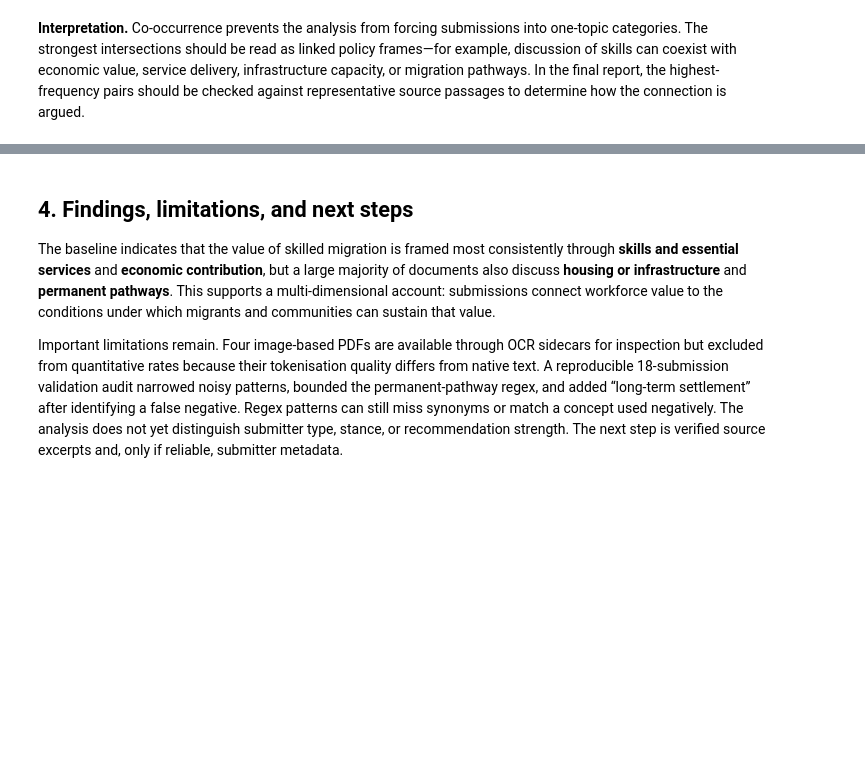
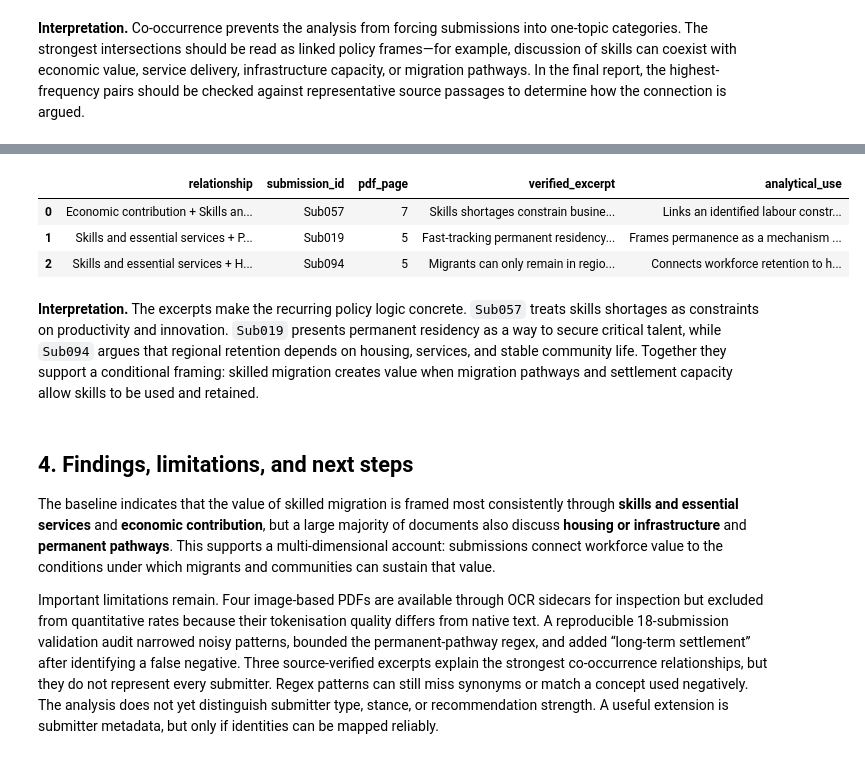
Before and after one commit to tuannm3812/uts-mdsi, a Jupyter notebook: llm-wiki/02-subjects/36118-applied-natural-language-processing/assignments/current-2026/at1/notebooks/1_skilled_migration_text_analysis.ipynb, the cells around one changed output, grey strips where cells are left out. Cells and saved outputs as stored; diff of their text form; code cells hidden in the pictures; blank space fills up the shorter version.

```diff
--- a/llm-wiki/02-subjects/36118-applied-natural-language-processing/assignments/current-2026/at1/notebooks/1_skilled_migration_text_analysis.ipynb
+++ b/llm-wiki/02-subjects/36118-applied-natural-language-processing/assignments/current-2026/at1/notebooks/1_skilled_migration_text_analysis.ipynb
@@ -333,6 +375,23 @@ plt.show()
+# %%
+representative_excerpts = pd.read_csv(
+    VALIDATION_DIR / "representative_excerpts.csv"
+)
+display(
+    representative_excerpts[[
+        "relationship", "submission_id", "pdf_page",
+        "verified_excerpt", "analytical_use",
+    ]]
+)
+# %% [output]
+|  | relationship | submission_id | pdf_page | verified_excerpt | analytical_use |
+| 0 | Economic contribution + Skills an... | Sub057 | 7 | Skills shortages constrain busine... | Links an identified labour constr... |
+| 1 | Skills and essential services + P... | Sub019 | 5 | Fast-tracking permanent residency... | Frames permanence as a mechanism ... |
+| 2 | Skills and essential services + H... | Sub094 | 5 | Migrants can only remain in regio... | Connects workforce retention to h... |
+# %% [markdown]
+**Interpretation.** The excerpts make the recurring policy logic concrete. `Sub057` treats skills shortages as constraints on productivity and innovation. `Sub019` presents permanent residency as a way to secure critical talent, while `Sub094` argues that regional retention depends on housing, services, and stable community life. Together they support a conditional framing: skilled migration creates value when migration pathways and settlement capacity allow skills to be used and retained.
 # %% [markdown]
 ## 4. Findings, limitations, and next steps
 
 The baseline indicates that the value of skilled migration is framed most consistently through **skills and essential services** and **economic contribution**, but a large majority of documents also discuss **housing or infrastructure** and **permanent pathways**. This supports a multi-dimensional account: submissions connect workforce value to the conditions under which migrants and communities can sustain that value.
 
-Important limitations remain. Four image-based PDFs are available through OCR sidecars for inspection but excluded from quantitative rates because their tokenisation quality differs from native text. A reproducible 18-submission validation audit narrowed noisy patterns, bounded the permanent-pathway regex, and added “long-term settlement” after identifying a false negative. Regex patterns can still miss synonyms or match a concept used negatively. The analysis does not yet distinguish submitter type, stance, or recommendation strength. The next step is verified source excerpts and, only if reliable, submitter metadata.
+Important limitations remain. Four image-based PDFs are available through OCR sidecars for inspection but excluded from quantitative rates because their tokenisation quality differs from native text. A reproducible 18-submission validation audit narrowed noisy patterns, bounded the permanent-pathway regex, and added “long-term settlement” after identifying a false negative. Three source-verified excerpts explain the strongest co-occurrence relationships, but they do not represent every submitter. Regex patterns can still miss synonyms or match a concept used negatively. The analysis does not yet distinguish submitter type, stance, or recommendation strength. A useful extension is submitter metadata, but only if identities can be mapped reliably.
```
Also changed, not shown: parts of 5 cells of this notebook, 4 other files.
